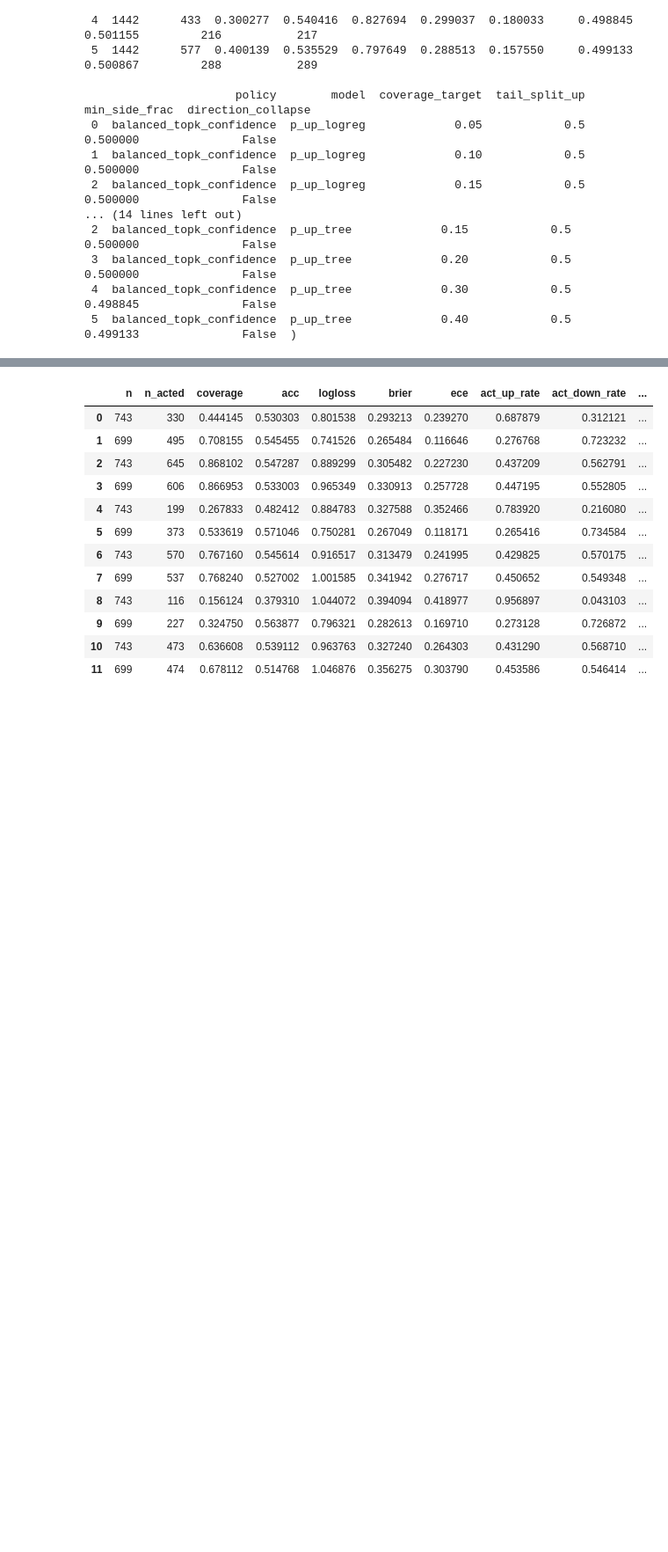
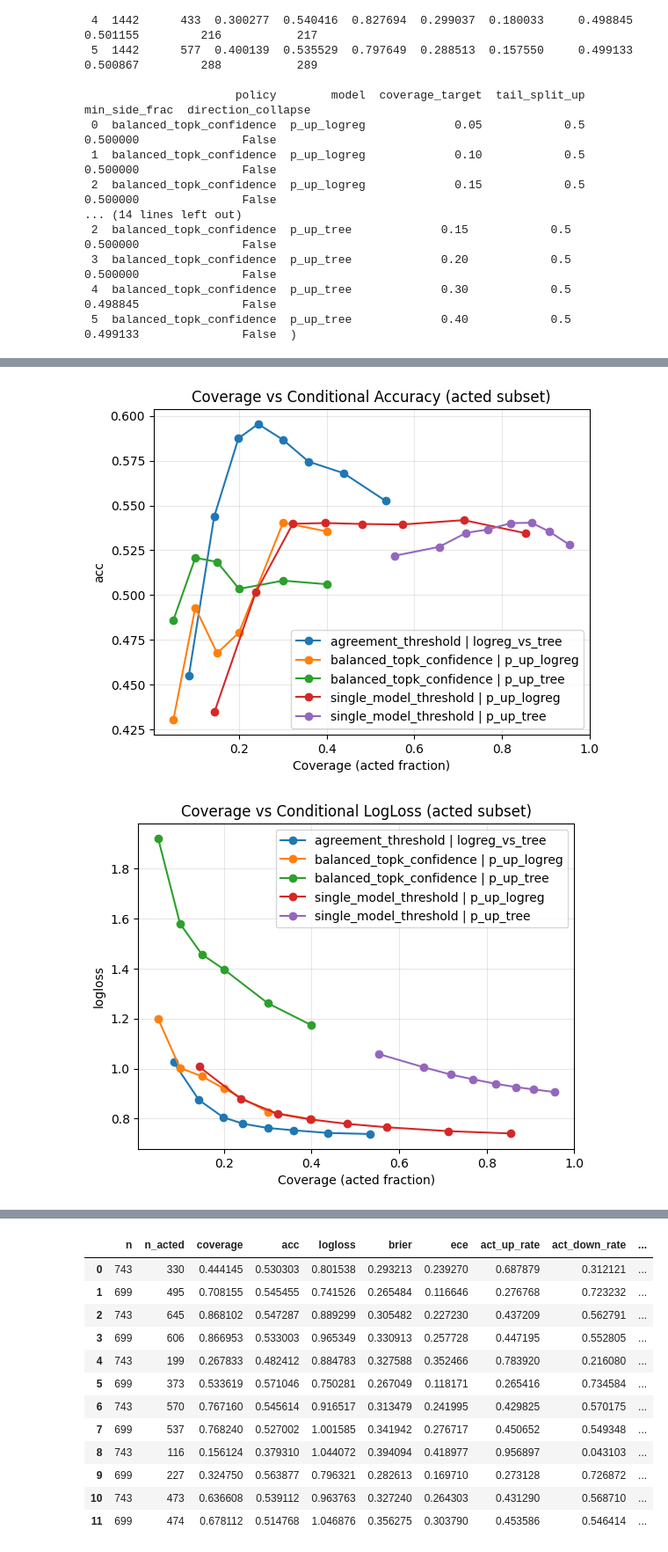
Before and after one commit to rafachan3/FX-Rate-Forecasting-Pipeline, a Jupyter notebook: notebooks/06_decision_policy_confidence_gating.ipynb, the cells around one changed output, grey strips where cells are left out. Shown at 88% size. Saved outputs shown, nothing was run; the diff lists cells and outputs as text; code cells hidden in the pictures; blank space fills up the shorter version.

Commit message:
feat(notebooks): add decision policy layer (coverage tradeoffs and stability checks)

```diff
--- a/notebooks/06_decision_policy_confidence_gating.ipynb
+++ b/notebooks/06_decision_policy_confidence_gating.ipynb
@@ -539,0 +575,18 @@ Wrote: /Users/ianvicente/Desktop/FX-Rate-Forecasting-Pipeline/outputs/decision_p
+# %%
+import matplotlib.pyplot as plt
+
+sweep = pd.read_csv(SWEEP_CSV)
+
+def plot_coverage_metric(sweep: pd.DataFrame, metric: str, title: str):
+    plt.figure()
+    for (policy, model), g in sweep.groupby(["policy", "model"]):
+        g = g.sort_values("coverage")
+        plt.plot(g["coverage"], g[metric], marker="o", label=f"{policy} | {model}")
+    plt.xlabel("Coverage (acted fraction)")
+    plt.ylabel(metric)
+    plt.title(title)
+    plt.legend()
+    plt.grid(True, alpha=0.3)
+    plt.show()
+
+sweep[["policy", "model"]].drop_duplicates().sort_values(["policy", "model"]).head(20)
@@ -539,0 +600,8 @@ Wrote: /Users/ianvicente/Desktop/FX-Rate-Forecasting-Pipeline/outputs/decision_p
+# %%
+plot_coverage_metric(sweep, "acc", "Coverage vs Conditional Accuracy (acted subset)")
+plot_coverage_metric(sweep, "logloss", "Coverage vs Conditional LogLoss (acted subset)")
+plot_coverage_metric(sweep, "brier", "Coverage vs Brier (acted subset)")
+plot_coverage_metric(sweep, "ece", "Coverage vs ECE (acted subset)")
+# %% [output]
+[figure, added]
+[figure, added]
```
Also changed, not shown: parts of 12 cells of this notebook.
